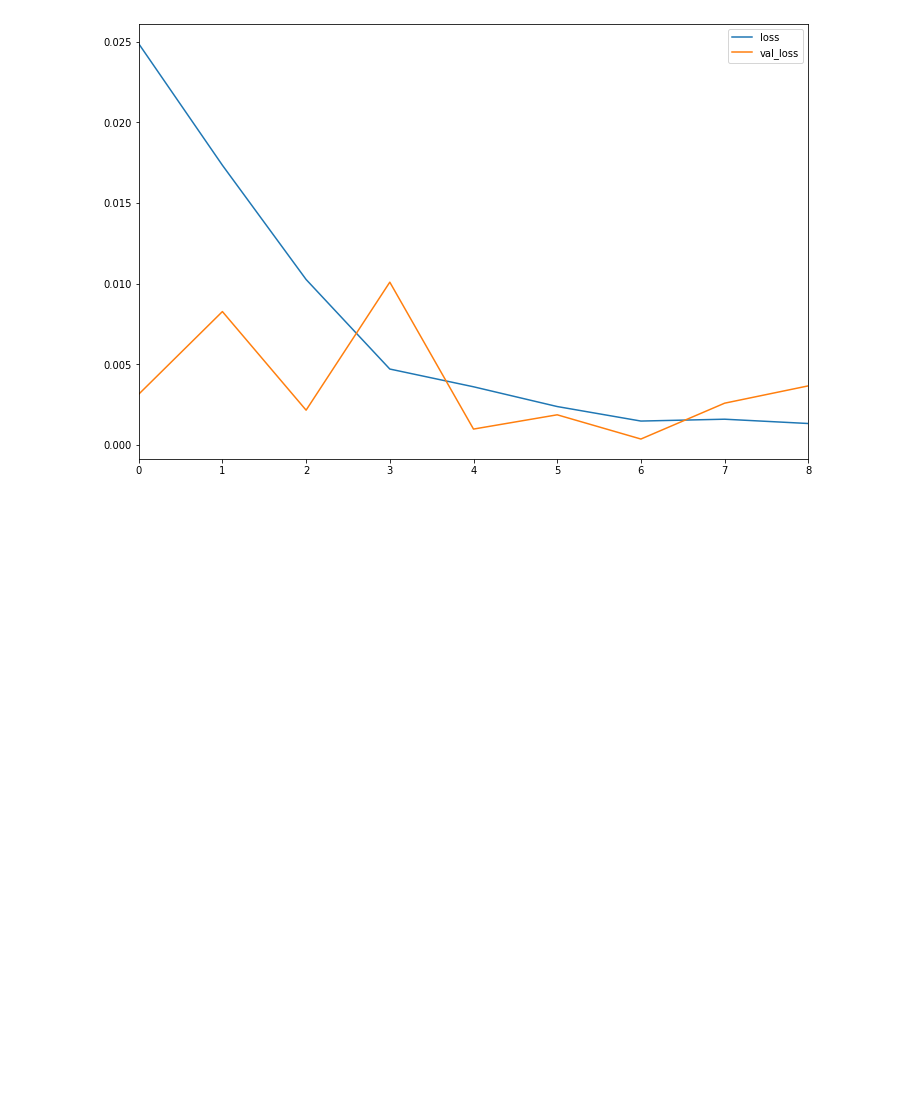
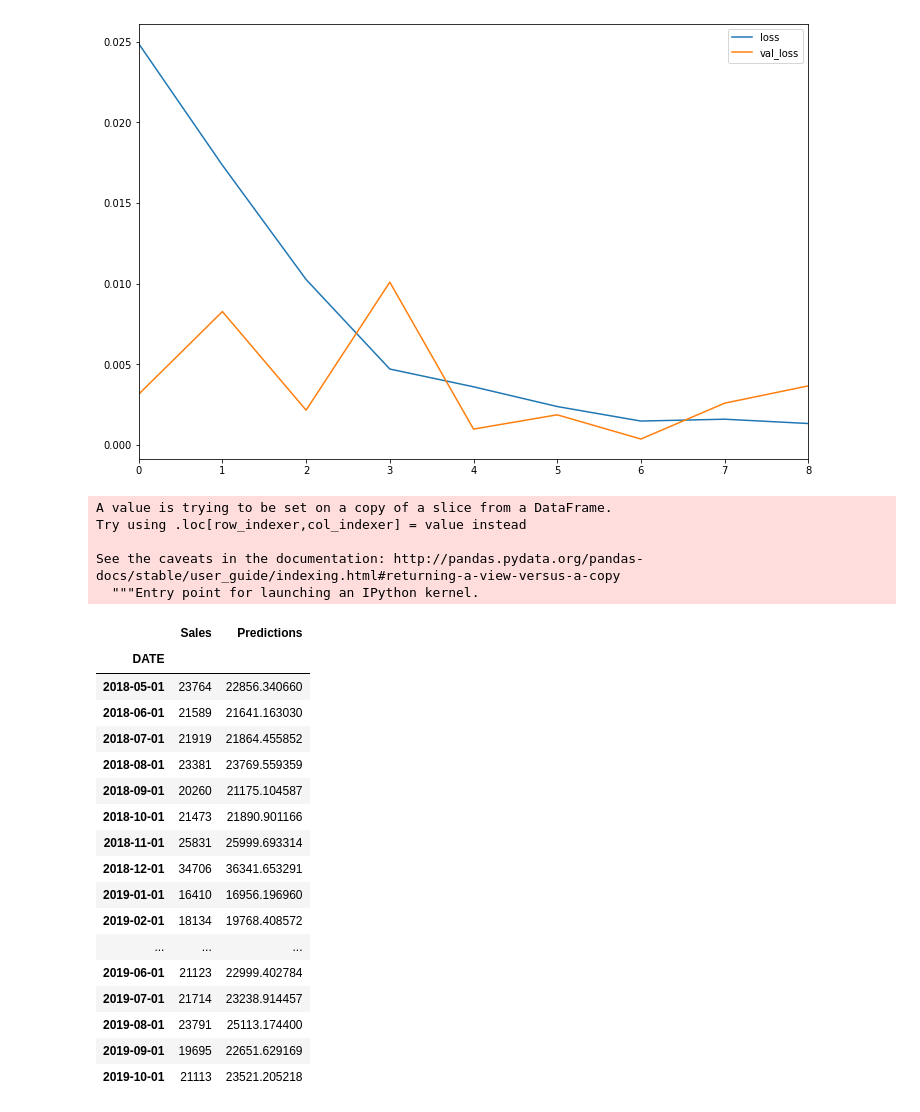
Before and after one commit to vatsalgupta02/Advance-Retail-Sales-Analysis-using-RNNs, a Jupyter notebook: Project.ipynb, the cells around one changed output. Saved outputs shown, nothing was run; the diff lists cells and outputs as text; code cells hidden in the pictures; blank space fills up the shorter version.

```diff
--- a/Project.ipynb
+++ b/Project.ipynb
@@ -218,0 +237,29 @@ losses.plot(figsize=(12,8))
+# %%
+test['Predictions'] = true_predictions
+# %% [output]
+A value is trying to be set on a copy of a slice from a DataFrame.
+Try using .loc[row_indexer,col_indexer] = value instead
+
+See the caveats in the documentation: http://pandas.pydata.org/pandas-docs/stable/user_guide/indexing.html#returning-a-view-versus-a-copy
+  """Entry point for launching an IPython kernel.
+# %%
+test
+# %% [output]
+|  | Sales | Predictions |
+| DATE |  |  |
+| 2018-05-01 | 23764 | 22856.340660 |
+| 2018-06-01 | 21589 | 21641.163030 |
+| 2018-07-01 | 21919 | 21864.455852 |
+| 2018-08-01 | 23381 | 23769.559359 |
+| 2018-09-01 | 20260 | 21175.104587 |
+| 2018-10-01 | 21473 | 21890.901166 |
+| 2018-11-01 | 25831 | 25999.693314 |
+| 2018-12-01 | 34706 | 36341.653291 |
+| 2019-01-01 | 16410 | 16956.196960 |
+| 2019-02-01 | 18134 | 19768.408572 |
+| ... | ... | ... |
+| 2019-06-01 | 21123 | 22999.402784 |
+| 2019-07-01 | 21714 | 23238.914457 |
+| 2019-08-01 | 23791 | 25113.174400 |
+| 2019-09-01 | 19695 | 22651.629169 |
+| 2019-10-01 | 21113 | 23521.205218 |
```
Also changed, not shown: parts of 19 cells of this notebook.
